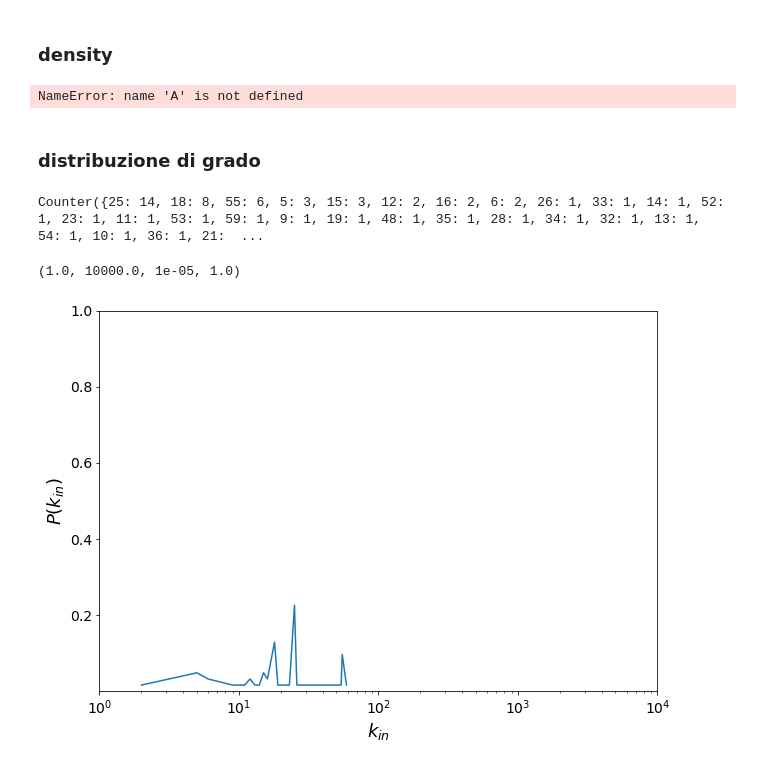
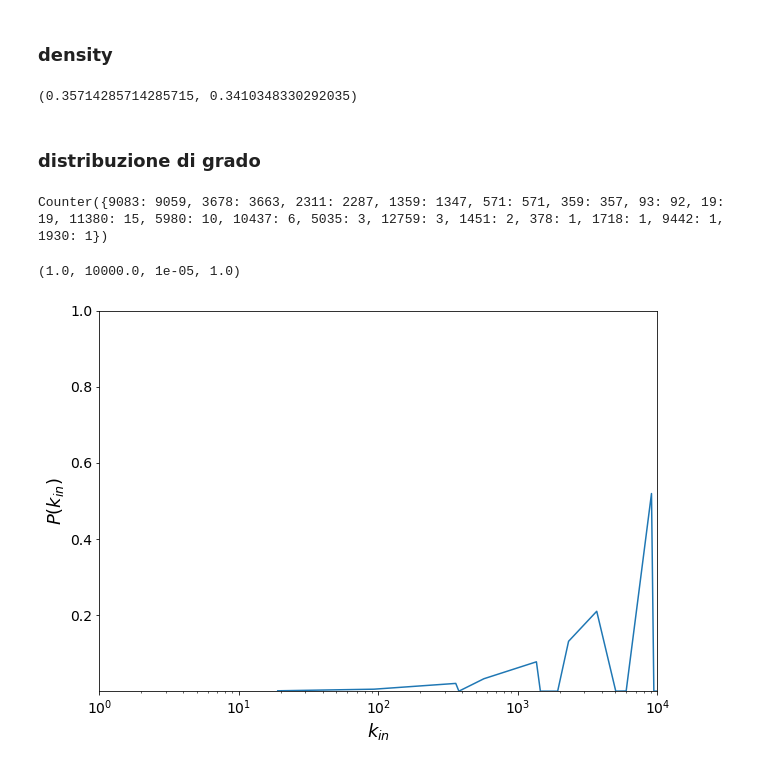
Before and after one commit to pietro-sillano/r-place-Network-Analysis, a Jupyter notebook: france_germany.ipynb, the cells around one changed output. Saved outputs shown, nothing was run; the diff lists cells and outputs as text; code cells hidden in the pictures.

```diff
--- a/france_germany.ipynb
+++ b/france_germany.ipynb
@@ -18,7 +18,9 @@ threshold = [1,2,3,4,5,10,15,20,50,100,200]
 
 for t in threshold:
     count = 0
-    fh=open('output/network_france_germany.csv','r')
+#    fh=open('output/network_france_germany.csv','r')
+    fh=open('network_france_germany.csv','r')
+
     for line in fh.readlines():
         s=line.strip().split(',')
         if int(s[2]) > t:
@@ -73,11 +77,17 @@ MIN_TILES
+# %%
+MIN_TILES = 2
 # %%
+import random
 G=nx.Graph()
-fh=open('output/network_france_germany.csv','r')
+#fh=open('output/network_france_germany.csv','r')
+fh=open('network_france_germany.csv','r')
+
 
 for line in fh.readlines():
     s=line.strip().split(',')
     if int(s[2]) > MIN_TILES:
-        G.add_edge(str(s[0]), int(s[1]), weight = int(s[2]))
+        if random.random() < 0.1:
+            G.add_edge(str(s[0]), int(s[1]), weight = int(s[2]))
 fh.close()
 # %%
 len(G.nodes)
@@ -99,6 +109,7 @@ abbiamo  9  artworks e  38291  utenti
 # %%
-#S = [G.subgraph(c).copy() for c in nx.connected_components(G)]
-#G = nx.Graph(S[0])
+if len([len(c) for c in sorted(nx.connected_components(G), key=len, reverse=True)]) > 1:
+    S = [G.subgraph(c).copy() for c in nx.connected_components(G)]
+    G = nx.Graph(S[0])
 # %% [markdown]
 ### projected graph for arts
 # %%
@@ -149,41 +163,41 @@ def density(G):
     return 2* G.number_of_edges()/(G.number_of_nodes() * (G.number_of_nodes() - 1))
 density(A), density(U)
 # %% [output]
-NameError: name 'A' is not defined
+(0.35714285714285715, 0.3410348330292035)
 # %% [markdown]
 ### distribuzione di grado
 # %%
 from collections import Counter
 import matplotlib.pyplot as plt
 
-indeg=dict(A.degree()).values()
+indeg=dict(U.degree()).values()
 degin_distri=Counter(indeg)
 print(degin_distri)
 
 
 x=[]
 y=[]
 
 for i in sorted(degin_distri):
     x.append(i)
-    y.append(degin_distri[i]/len(A))
+    y.append(degin_distri[i]/len(U))
 
 plt.figure(figsize=(10,7))
 plt.plot(x,y)
 
 plt.xlabel('$k_{in}$', fontsize=18)
 plt.ylabel('$P(k_{in})$', fontsize=18)
 
 plt.xticks(fontsize=14)
 plt.yticks(fontsize=14)
 
 plt.yscale('linear')
 plt.xscale('log')
 plt.axis([1,10000,0.00001,1.0])
 # %% [output]
-Counter({25: 14, 18: 8, 55: 6, 5: 3, 15: 3, 12: 2, 16: 2, 6: 2, 26: 1, 33: 1, 14: 1, 52: 1, 23: 1, 11: 1, 53: 1, 59: 1, 9: 1, 19: 1, 48: 1, 35: 1, 28: 1, 34: 1, 32: 1, 13: 1, 54: 1, 10: 1, 36: 1, 21:  ...
+Counter({9083: 9059, 3678: 3663, 2311: 2287, 1359: 1347, 571: 571, 359: 357, 93: 92, 19: 19, 11380: 15, 5980: 10, 10437: 6, 5035: 3, 12759: 3, 1451: 2, 378: 1, 1718: 1, 9442: 1, 1930: 1})
 (1.0, 10000.0, 1e-05, 1.0)
-[figure, old version]
+[figure, new version]
 # %%
 ### clustering
 # %%
```
Also changed, not shown: parts of 13 cells of this notebook, 2 other files.
